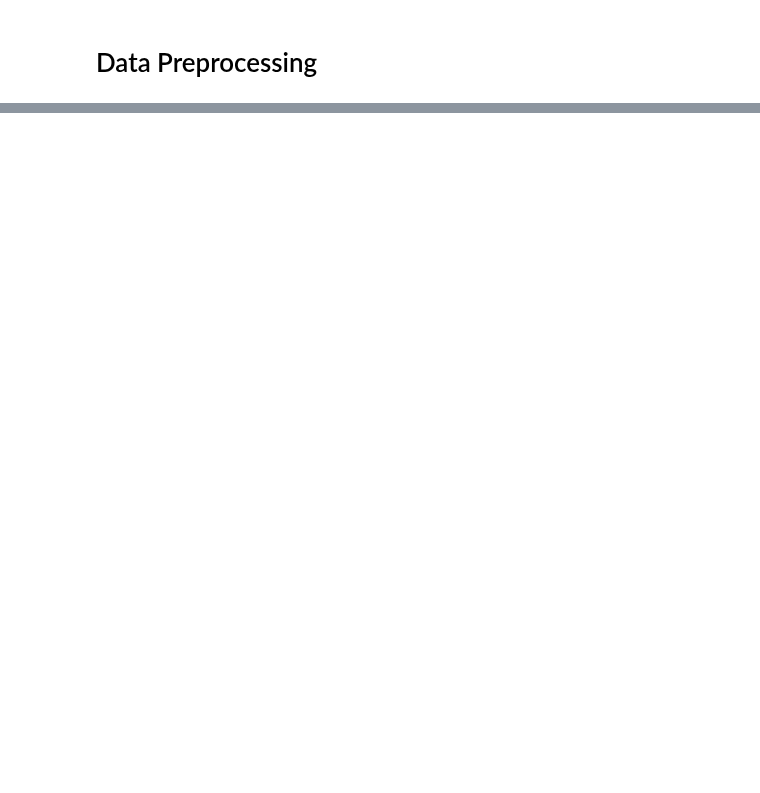
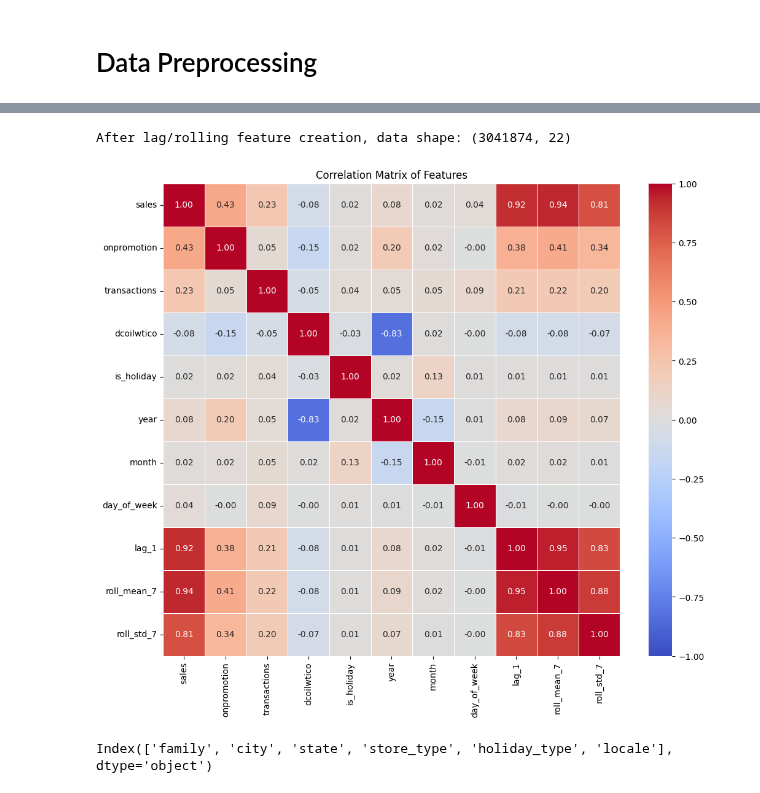
Before and after one commit to gregloos/Store-Sales-Forecasting, a Jupyter notebook: Compeleted_model.ipynb, the cells around one changed output, grey strips where cells are left out. Drawn from its saved outputs; the diff is of its cells as text; code cells hidden in the pictures; blank space fills up the shorter version.

```diff
--- a/Compeleted_model.ipynb
+++ b/Compeleted_model.ipynb
@@ -42,0 +59,54 @@ data.head()
+# %%
+# Feature Engineering: Store×Family lag & rolling‐window statistics
+group_cols = ['store_nbr', 'family']
+g = data.groupby(group_cols)['sales']
+
+# Create lag and rolling features (all lagged by 1 day):
+#   • lag_1         = sales on the previous day
+#   • roll_mean_7   = 7-day moving average of sales
+#   • roll_std_7    = 7-day moving standard deviation of sales
+data['lag_1']        = g.transform(lambda x: x.shift(1))
+data['roll_mean_7']  = g.transform(lambda x: x.shift(1).rolling(window=7).mean())
+data['roll_std_7']   = g.transform(lambda x: x.shift(1).rolling(window=7).std())
+
+# Drop rows where any of the new features are NaN (i.e. the first few days per group)
+data = data.dropna(subset=['lag_1', 'roll_mean_7', 'roll_std_7']) \
+           .reset_index(drop=True)
+
+print("After lag/rolling feature creation, data shape:", data.shape)
+# %% [output]
+After lag/rolling feature creation, data shape: (3041874, 22)
+# %%
+# Correlation Heatmap of Numerical Features
+
+# Select only numeric features
+
+corr_cols = [
+    'sales', 'onpromotion', 'transactions', 'dcoilwtico', 'is_holiday',
+    'year', 'month', 'day_of_week',
+    'lag_1', 'roll_mean_7', 'roll_std_7'
+]
+corr_matrix = data[corr_cols].corr()
+
+plt.figure(figsize=(12, 10))
+sns.heatmap(
+    corr_matrix,
+    annot=True,
+    fmt='.2f',
+    cmap='coolwarm',
+    vmin=-1, vmax=1,
+    linewidths=0.5
+)
+plt.title('Correlation Matrix of Features')
+plt.show()
+# %% [output]
+[figure, added]
+# %%
+# Drop non-informative & redundant features
+#    • id, date: identifiers, not inputs
+#    • is_weekend: redundant with day_of_week
+to_drop = ['id', 'date', 'is_weekend']
+data = data.drop(columns=to_drop)
+data.select_dtypes(include='object').columns
+# %% [output]
+Index(['family', 'city', 'state', 'store_type', 'holiday_type', 'locale'], dtype='object')
```
Also changed, not shown: parts of 9 cells of this notebook.
